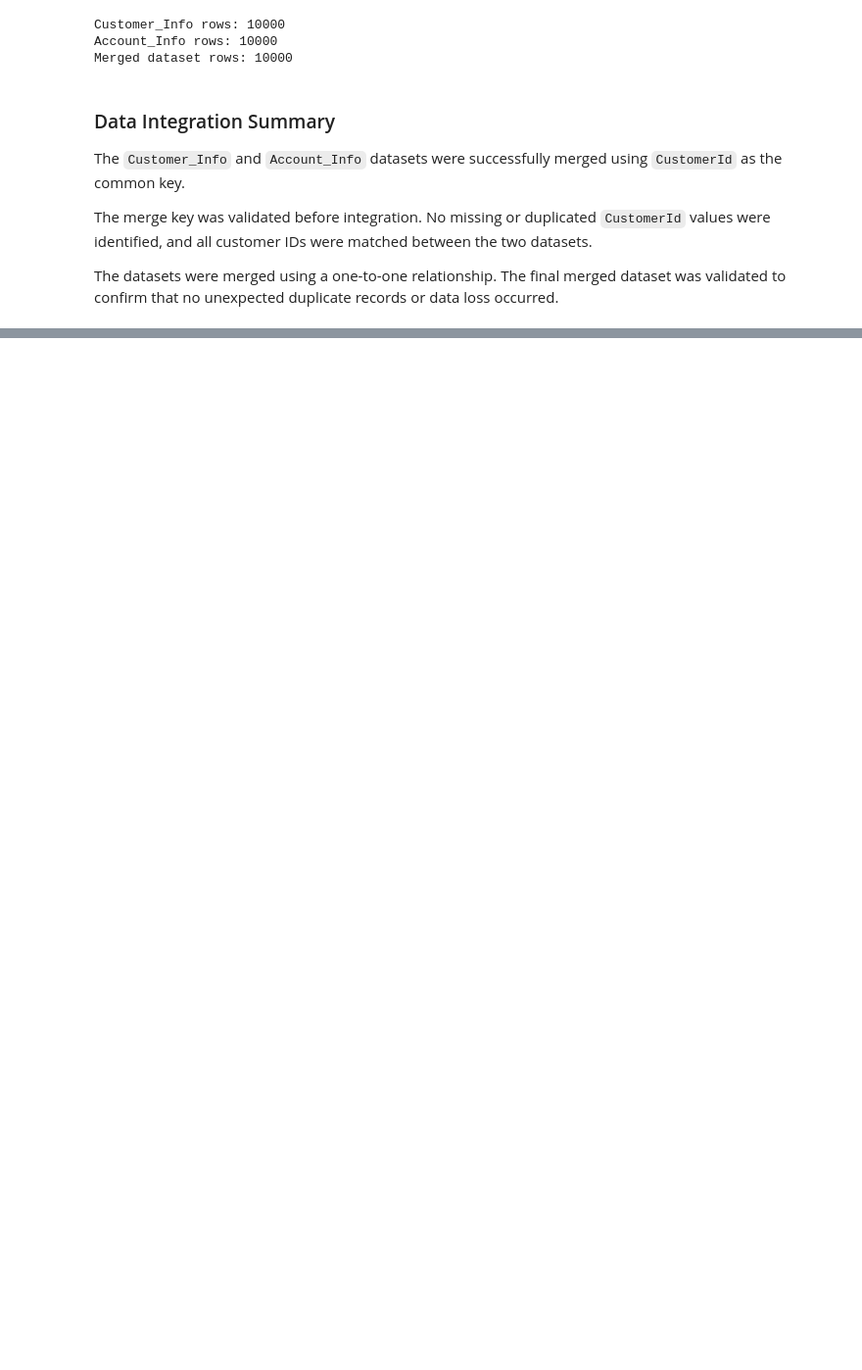
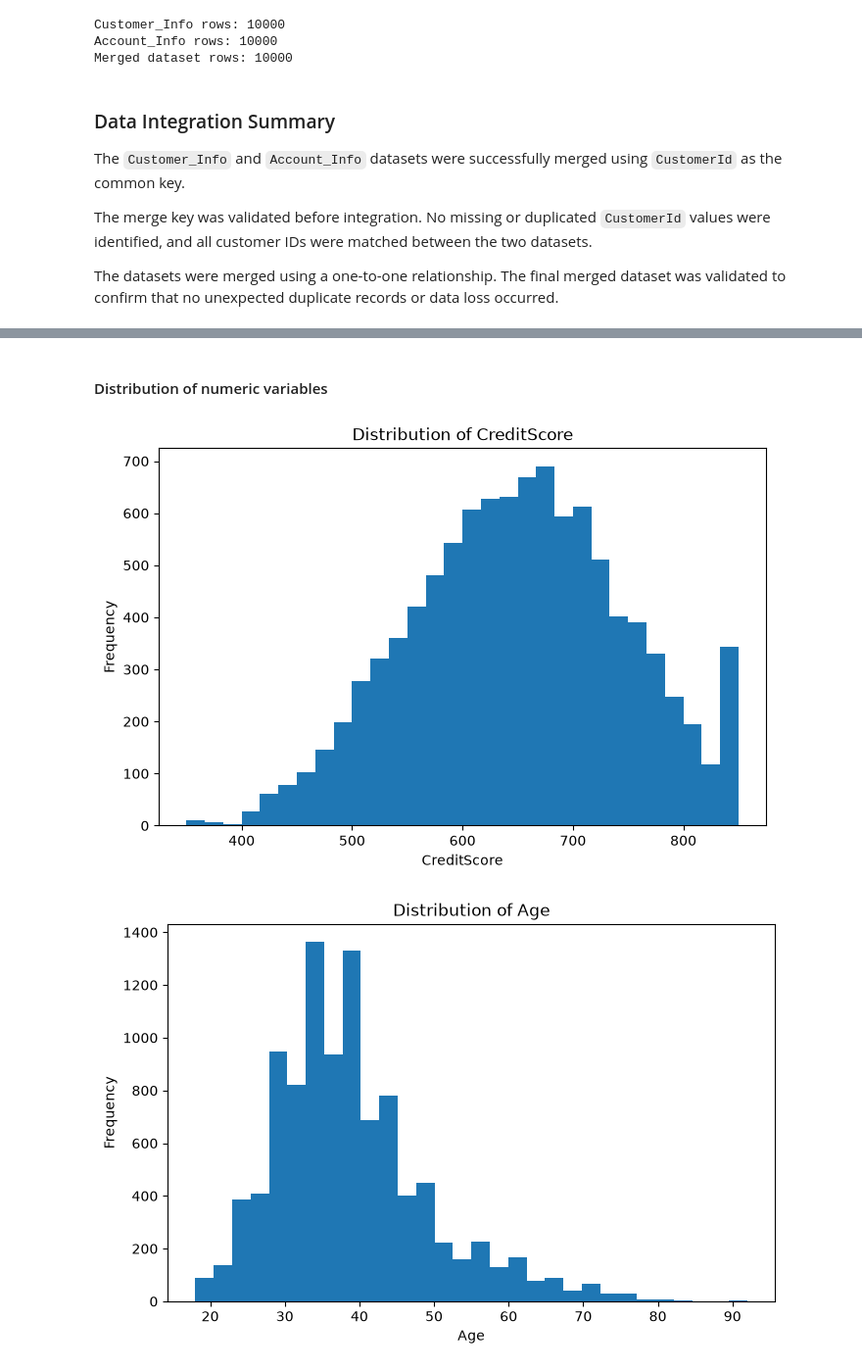
Before and after one commit to ppthanhtuyen-create/demo-git, a Jupyter notebook: data_understanding.ipynb, the cells around one changed output, grey strips where cells are left out. Shown at 98% size. Saved outputs shown, nothing was run; the diff lists cells and outputs as text; code cells hidden in the pictures; blank space fills up the shorter version.

```diff
--- a/data_understanding.ipynb
+++ b/data_understanding.ipynb
@@ -661,3 +694,15 @@ display(
+# %%
+# Keep Tenure_x and rename it to Tenure
+
+df_merged = (
+    df_merged
+    .drop(columns="Tenure_y")
+    .rename(
+        columns={
+            "Tenure_x": "Tenure"
+        }
+    )
+)
 # %%
 # Check the shape of the merged dataset
 
@@ -751,0 +836,24 @@ The datasets were merged using a one-to-one relationship. The final merged datas
+# %% [markdown]
+#### Distribution of numeric variables
+# %%
+import matplotlib.pyplot as plt
+
+numeric_cols = [
+    "CreditScore",
+    "Age",
+    "Tenure",
+    "EstimatedSalary",
+    "Balance",
+    "NumOfProducts"
+]
+
+for col in numeric_cols:
+    plt.figure(figsize=(8, 5))
+    plt.hist(df_merged[col], bins=30)
+    plt.title(f"Distribution of {col}")
+    plt.xlabel(col)
+    plt.ylabel("Frequency")
+    plt.show()
+# %% [output]
+[figure, added]
+[figure, added]
```
Also changed, not shown: parts of 19 cells of this notebook, 1 other file.
